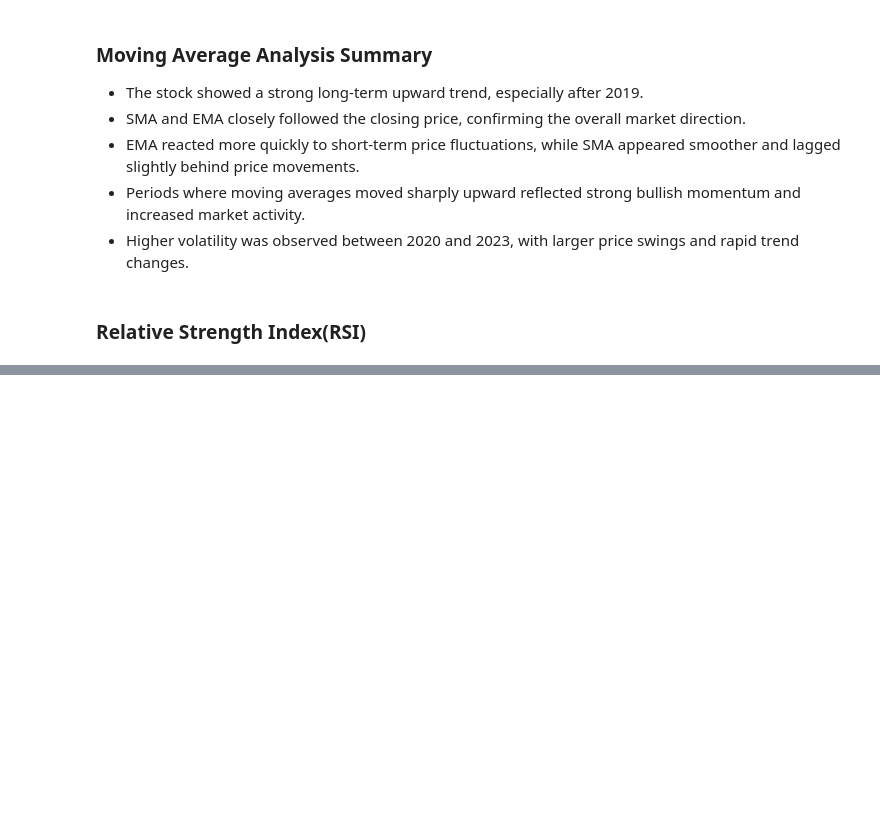
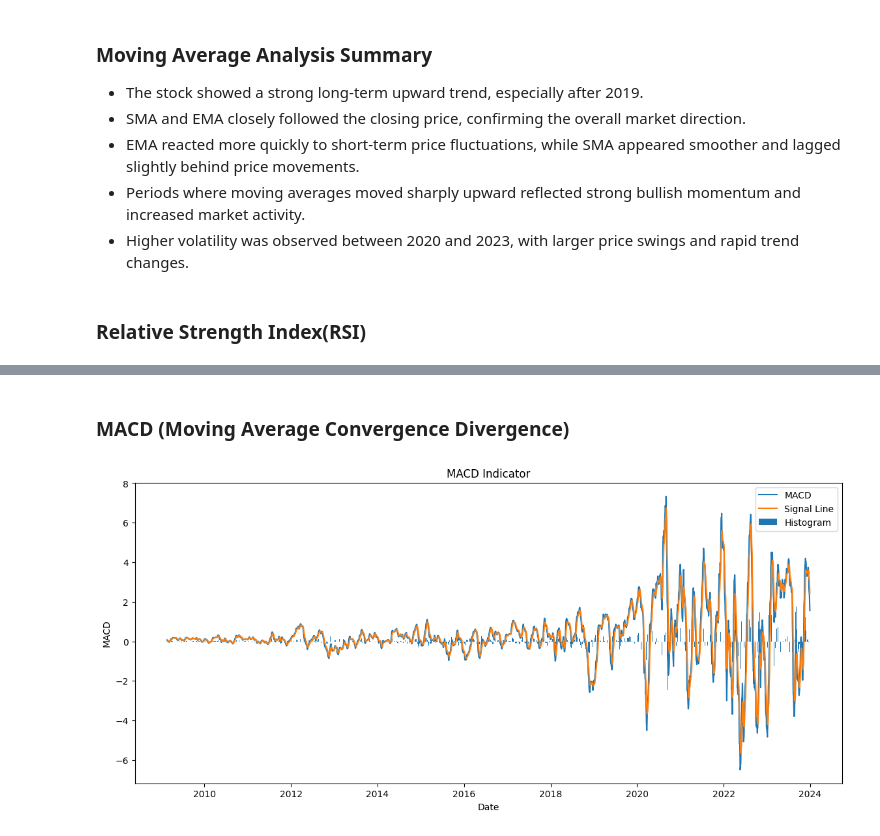
Before and after one commit to bemnetne/Predicting_Price_Moves, a Jupyter notebook: notebooks/AAPL.ipynb, the cells around one changed output, grey strips where cells are left out. Cells and saved outputs as stored; diff of their text form; code cells hidden in the pictures; blank space fills up the shorter version.

```diff
--- a/notebooks/AAPL.ipynb
+++ b/notebooks/AAPL.ipynb
@@ -148,0 +220,38 @@ df = calculate_rsi(
+# %% [markdown]
+### MACD (Moving Average Convergence Divergence)
+# %%
+# calculate MACD
+df = calculate_macd(df)
+plt.figure(figsize=(14,6))
+
+# MACD line
+plt.plot(
+    df['Date'],
+    df['MACD'],
+    label='MACD'
+)
+
+# Signal line
+plt.plot(
+    df['Date'],
+    df['MACD_Signal'],
+    label='Signal Line'
+)
+
+# Histogram
+plt.bar(
+    df['Date'],
+    df['MACD_Histogram'],
+    label='Histogram'
+)
+
+plt.xlabel("Date")
+plt.ylabel("MACD")
+
+plt.title("MACD Indicator")
+
+plt.legend()
+
+plt.show()
+# %% [output]
+[figure, added]
```
Also changed, not shown: parts of 10 cells of this notebook, 1 other file.
